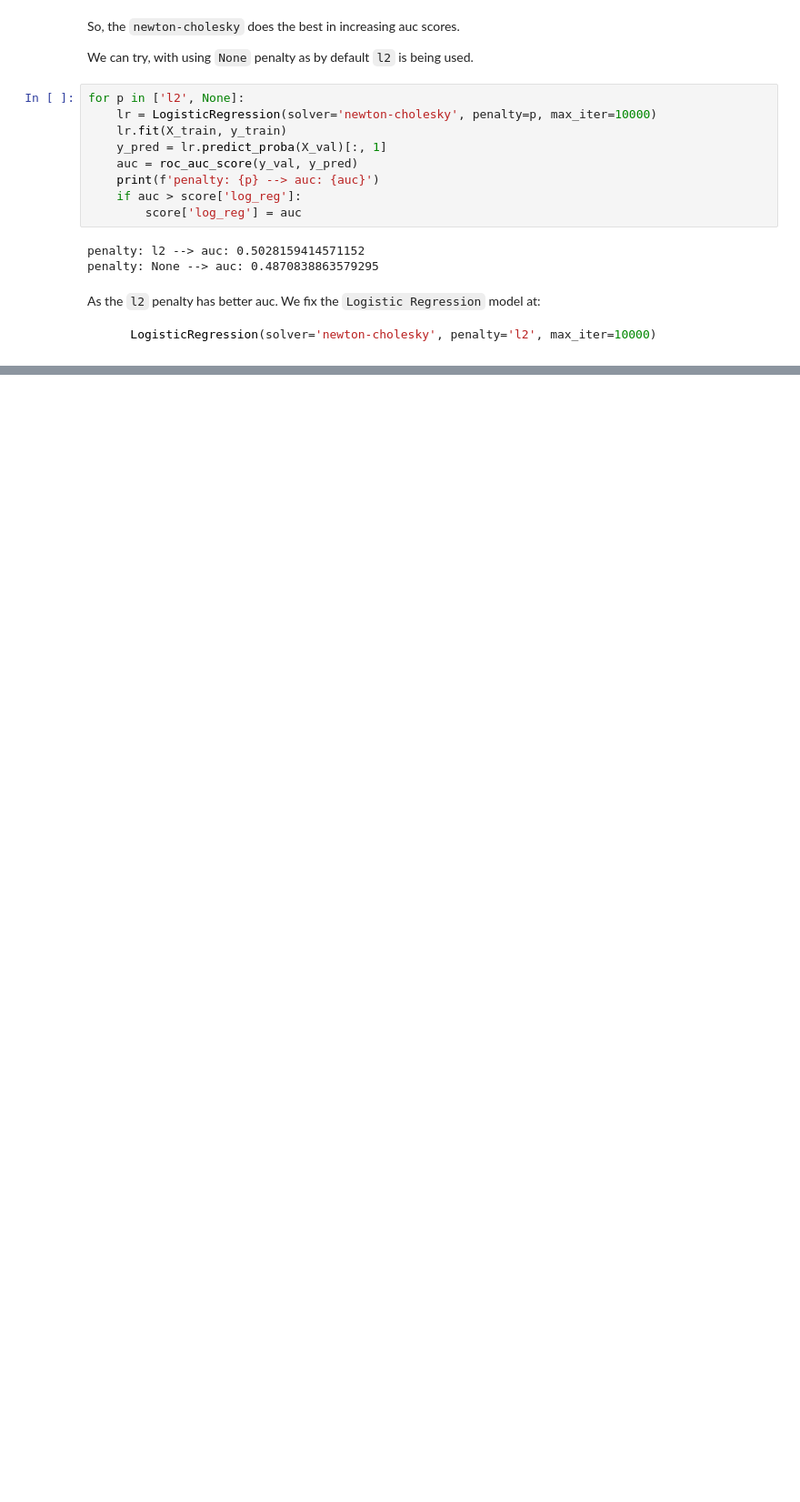
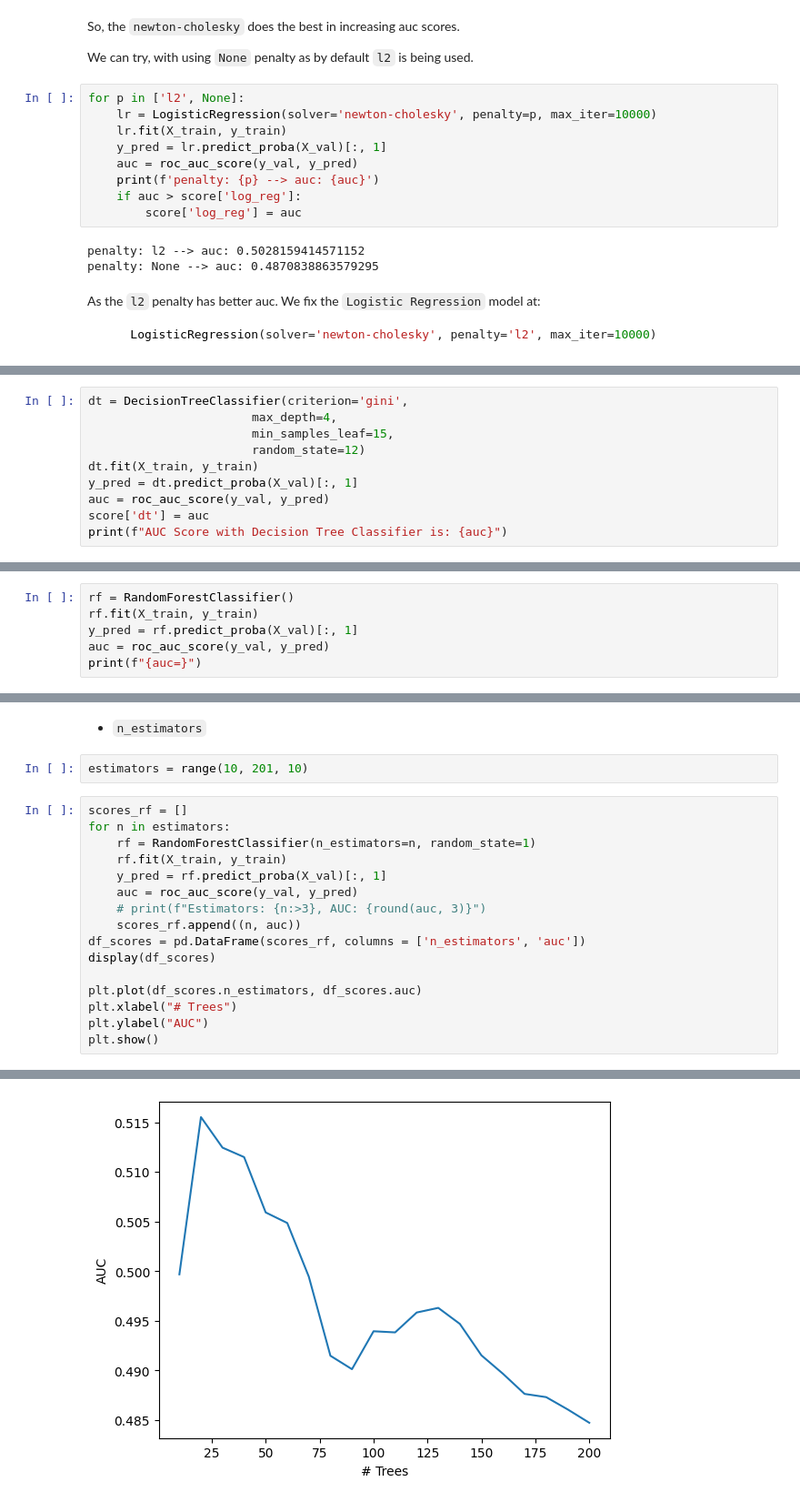
Before and after one commit to mraabhijit/heart_attack_risk, a Jupyter notebook: project.ipynb, the cells around one changed output, grey strips where cells are left out. Shown: that part at 91% size. Saved outputs shown, nothing was run; the diff lists cells and outputs as text; blank space fills up the shorter version.

```diff
--- a/project.ipynb
+++ b/project.ipynb
@@ -684,0 +880,10 @@ As the `l2` penalty has better auc. We fix the `Logistic Regression` model at:
+# %%
+dt = DecisionTreeClassifier(criterion='gini',
+                       max_depth=4,
+                       min_samples_leaf=15,
+                       random_state=12)
+dt.fit(X_train, y_train)
+y_pred = dt.predict_proba(X_val)[:, 1]
+auc = roc_auc_score(y_val, y_pred)
+score['dt'] = auc
+print(f"AUC Score with Decision Tree Classifier is: {auc}")
@@ -684,0 +894,6 @@ As the `l2` penalty has better auc. We fix the `Logistic Regression` model at:
+# %%
+rf = RandomForestClassifier()
+rf.fit(X_train, y_train)
+y_pred = rf.predict_proba(X_val)[:, 1]
+auc = roc_auc_score(y_val, y_pred)
+print(f"{auc=}")
@@ -684,0 +904,21 @@ As the `l2` penalty has better auc. We fix the `Logistic Regression` model at:
+# %% [markdown]
+- `n_estimators`
+# %%
+estimators = range(10, 201, 10)
+# %%
+scores_rf = []
+for n in estimators:
+    rf = RandomForestClassifier(n_estimators=n, random_state=1)
+    rf.fit(X_train, y_train)
+    y_pred = rf.predict_proba(X_val)[:, 1]
+    auc = roc_auc_score(y_val, y_pred)
+    # print(f"Estimators: {n:>3}, AUC: {round(auc, 3)}")
+    scores_rf.append((n, auc))
+df_scores = pd.DataFrame(scores_rf, columns = ['n_estimators', 'auc'])
+display(df_scores)
+
+plt.plot(df_scores.n_estimators, df_scores.auc)
+plt.xlabel("# Trees")
+plt.ylabel("AUC")
+plt.show()
+# %% [output]
@@ -684,0 +942 @@ As the `l2` penalty has better auc. We fix the `Logistic Regression` model at:
+[figure, added]
```
Also changed, not shown: parts of 63 cells of this notebook.
